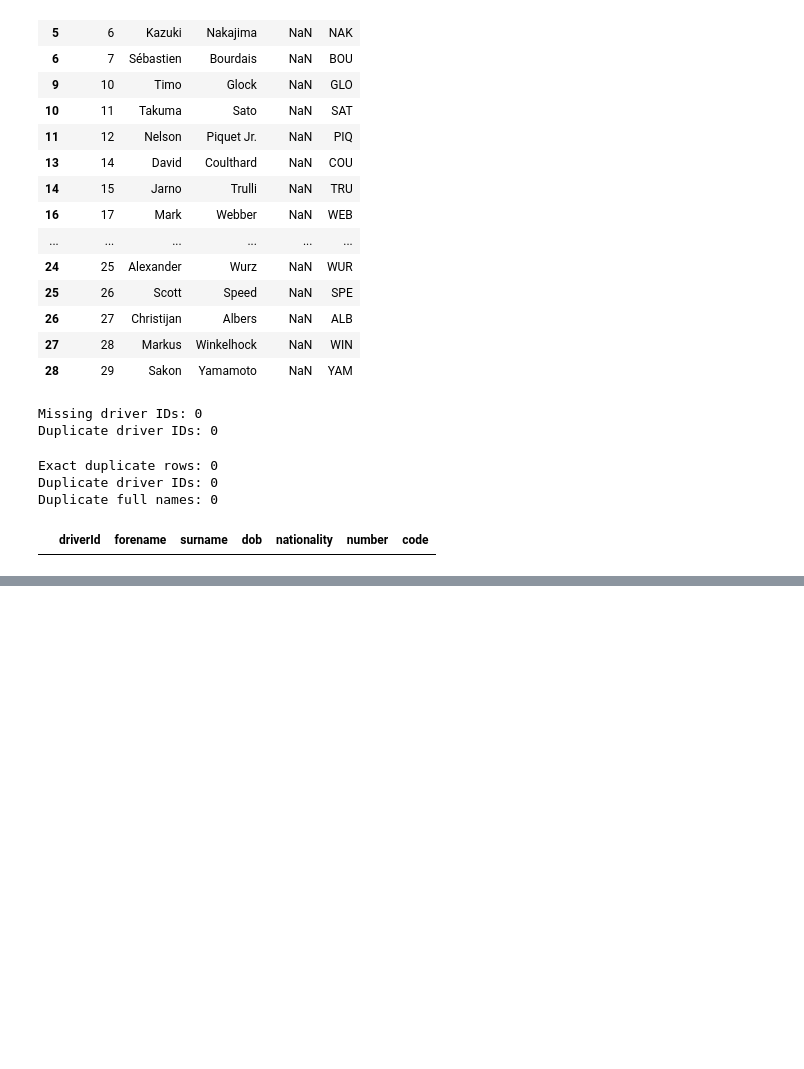
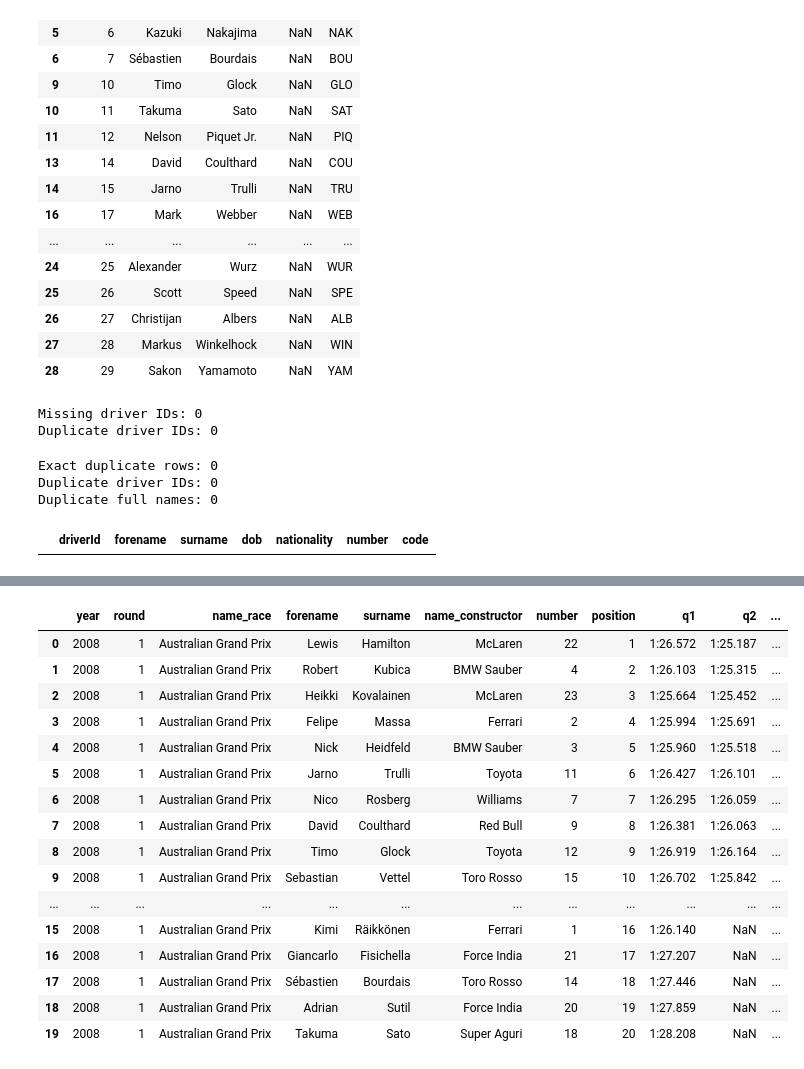
Before and after one commit to rolamedhat/team9_ACL, a Jupyter notebook: milestone1.ipynb, the cells around one changed output, grey strips where cells are left out. Drawn from its saved outputs; the diff is of its cells as text; code cells hidden in the pictures; blank space fills up the shorter version.

```diff
--- a/milestone1.ipynb
+++ b/milestone1.ipynb
@@ -1838,0 +2483,53 @@ Duplicate full names: 0
+# %%
+
+# Add race, driver and constructor information for inspection
+qualifying_inspection = (
+    qualifying_clean
+    .merge(
+        races_clean[['raceId', 'year', 'round', 'name']],
+        on='raceId',
+        how='left'
+    )
+    .merge(
+        drivers[['driverId', 'forename', 'surname']],
+        on='driverId',
+        how='left'
+    )
+    .merge(
+        constructors[['constructorId', 'name']],
+        on='constructorId',
+        how='left',
+        suffixes=('_race', '_constructor')
+    )
+)
+
+# Select readable columns
+inspection_columns = [
+    'year', 'round', 'name_race',
+    'forename', 'surname', 'name_constructor',
+    'number', 'position',
+    'q1', 'q2', 'q3',
+    'q1_seconds', 'q2_seconds', 'q3_seconds'
+]
+
+display(
+    qualifying_inspection[inspection_columns].head(20)
+)
+# %% [output]
+|  | year | round | name_race | forename | surname | name_constructor | number | position | q1 | q2 | ... |
+| 0 | 2008 | 1 | Australian Grand Prix | Lewis | Hamilton | McLaren | 22 | 1 | 1:26.572 | 1:25.187 | ... |
+| 1 | 2008 | 1 | Australian Grand Prix | Robert | Kubica | BMW Sauber | 4 | 2 | 1:26.103 | 1:25.315 | ... |
+| 2 | 2008 | 1 | Australian Grand Prix | Heikki | Kovalainen | McLaren | 23 | 3 | 1:25.664 | 1:25.452 | ... |
+| 3 | 2008 | 1 | Australian Grand Prix | Felipe | Massa | Ferrari | 2 | 4 | 1:25.994 | 1:25.691 | ... |
+| 4 | 2008 | 1 | Australian Grand Prix | Nick | Heidfeld | BMW Sauber | 3 | 5 | 1:25.960 | 1:25.518 | ... |
+| 5 | 2008 | 1 | Australian Grand Prix | Jarno | Trulli | Toyota | 11 | 6 | 1:26.427 | 1:26.101 | ... |
+| 6 | 2008 | 1 | Australian Grand Prix | Nico | Rosberg | Williams | 7 | 7 | 1:26.295 | 1:26.059 | ... |
+| 7 | 2008 | 1 | Australian Grand Prix | David | Coulthard | Red Bull | 9 | 8 | 1:26.381 | 1:26.063 | ... |
+| 8 | 2008 | 1 | Australian Grand Prix | Timo | Glock | Toyota | 12 | 9 | 1:26.919 | 1:26.164 | ... |
+| 9 | 2008 | 1 | Australian Grand Prix | Sebastian | Vettel | Toro Rosso | 15 | 10 | 1:26.702 | 1:25.842 | ... |
+| ... | ... | ... | ... | ... | ... | ... | ... | ... | ... | ... | ... |
+| 15 | 2008 | 1 | Australian Grand Prix | Kimi | Räikkönen | Ferrari | 1 | 16 | 1:26.140 | NaN | ... |
+| 16 | 2008 | 1 | Australian Grand Prix | Giancarlo | Fisichella | Force India | 21 | 17 | 1:27.207 | NaN | ... |
+| 17 | 2008 | 1 | Australian Grand Prix | Sébastien | Bourdais | Toro Rosso | 14 | 18 | 1:27.446 | NaN | ... |
+| 18 | 2008 | 1 | Australian Grand Prix | Adrian | Sutil | Force India | 20 | 19 | 1:27.859 | NaN | ... |
+| 19 | 2008 | 1 | Australian Grand Prix | Takuma | Sato | Super Aguri | 18 | 20 | 1:28.208 | NaN | ... |
```
Also changed, not shown: parts of 43 cells of this notebook.
